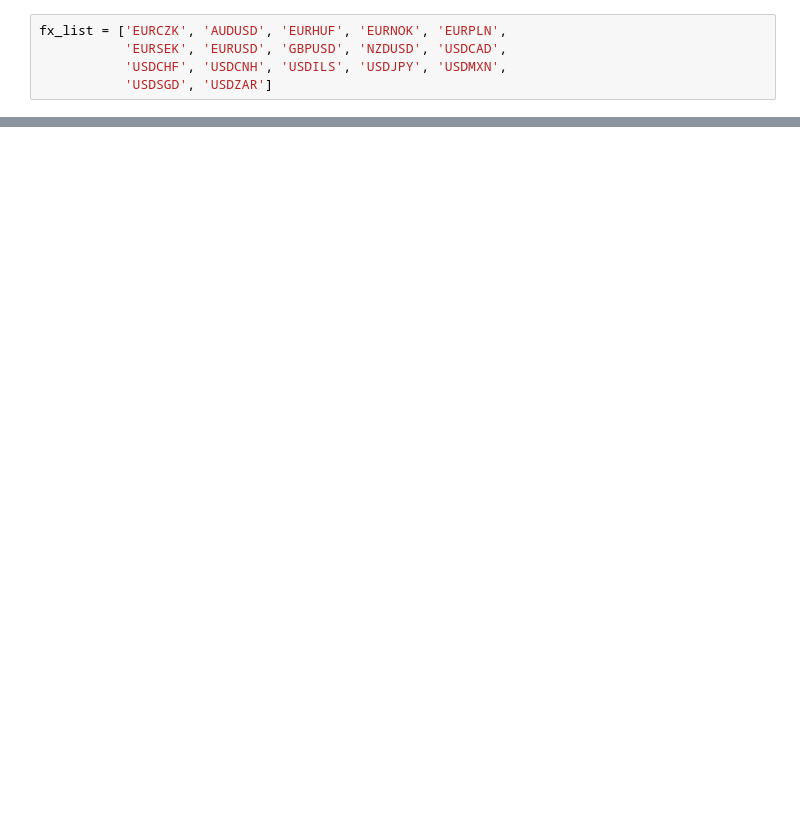
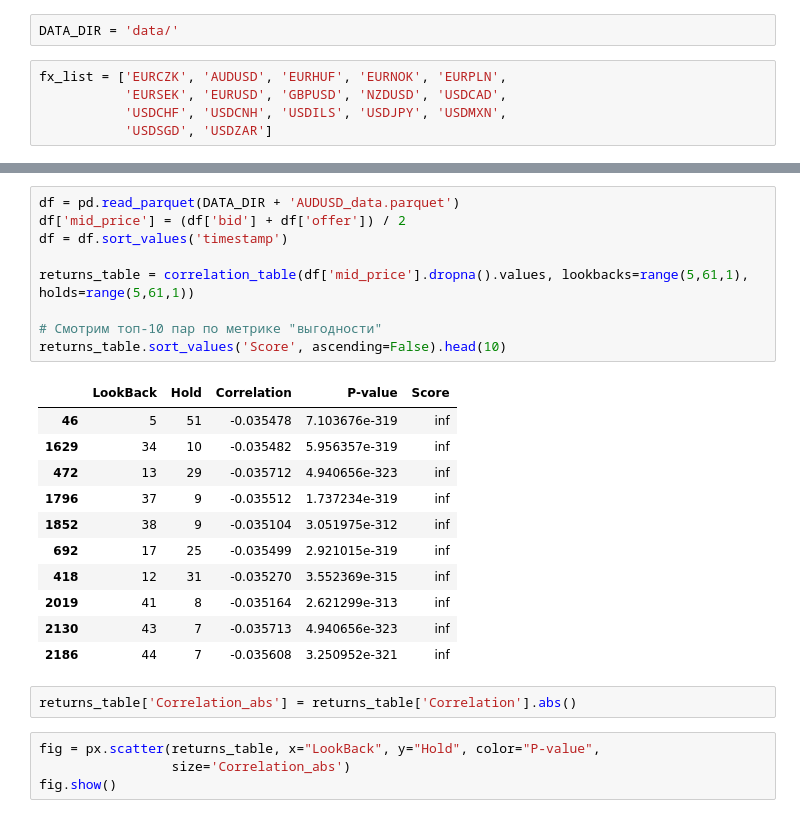
Before and after one commit to beaver68s/SoQ_strategy_project, a Jupyter notebook: EDA.ipynb, the cells around one changed output, grey strips where cells are left out. Cells and saved outputs as stored; diff of their text form; blank space fills up the shorter version.

```diff
--- a/EDA.ipynb
+++ b/EDA.ipynb
@@ -3,3 +12,5 @@ import pandas as pd
+# %%
+DATA_DIR = 'data/'
 # %%
 fx_list = ['EURCZK', 'AUDUSD', 'EURHUF', 'EURNOK', 'EURPLN',
            'EURSEK', 'EURUSD', 'GBPUSD', 'NZDUSD', 'USDCAD',
@@ -55,0 +302,27 @@ df.groupby(['contract', 'instrument']).agg({'timestamp':['min', 'max']}).reset_i
+# %%
+df = pd.read_parquet(DATA_DIR + 'AUDUSD_data.parquet')
+df['mid_price'] = (df['bid'] + df['offer']) / 2
+df = df.sort_values('timestamp')
+
+returns_table = correlation_table(df['mid_price'].dropna().values, lookbacks=range(5,61,1), holds=range(5,61,1))
+
+# Смотрим топ-10 пар по метрике "выгодности"
+returns_table.sort_values('Score', ascending=False).head(10)
+# %% [output]
+|  | LookBack | Hold | Correlation | P-value | Score |
+| 46 | 5 | 51 | -0.035478 | 7.103676e-319 | inf |
+| 1629 | 34 | 10 | -0.035482 | 5.956357e-319 | inf |
+| 472 | 13 | 29 | -0.035712 | 4.940656e-323 | inf |
+| 1796 | 37 | 9 | -0.035512 | 1.737234e-319 | inf |
+| 1852 | 38 | 9 | -0.035104 | 3.051975e-312 | inf |
+| 692 | 17 | 25 | -0.035499 | 2.921015e-319 | inf |
+| 418 | 12 | 31 | -0.035270 | 3.552369e-315 | inf |
+| 2019 | 41 | 8 | -0.035164 | 2.621299e-313 | inf |
+| 2130 | 43 | 7 | -0.035713 | 4.940656e-323 | inf |
+| 2186 | 44 | 7 | -0.035608 | 3.250952e-321 | inf |
+# %%
+returns_table['Correlation_abs'] = returns_table['Correlation'].abs()
+# %%
+fig = px.scatter(returns_table, x="LookBack", y="Hold", color="P-value",
+                 size='Correlation_abs')
+fig.show()
```
Also changed, not shown: parts of 25 cells of this notebook, 3 other files.
